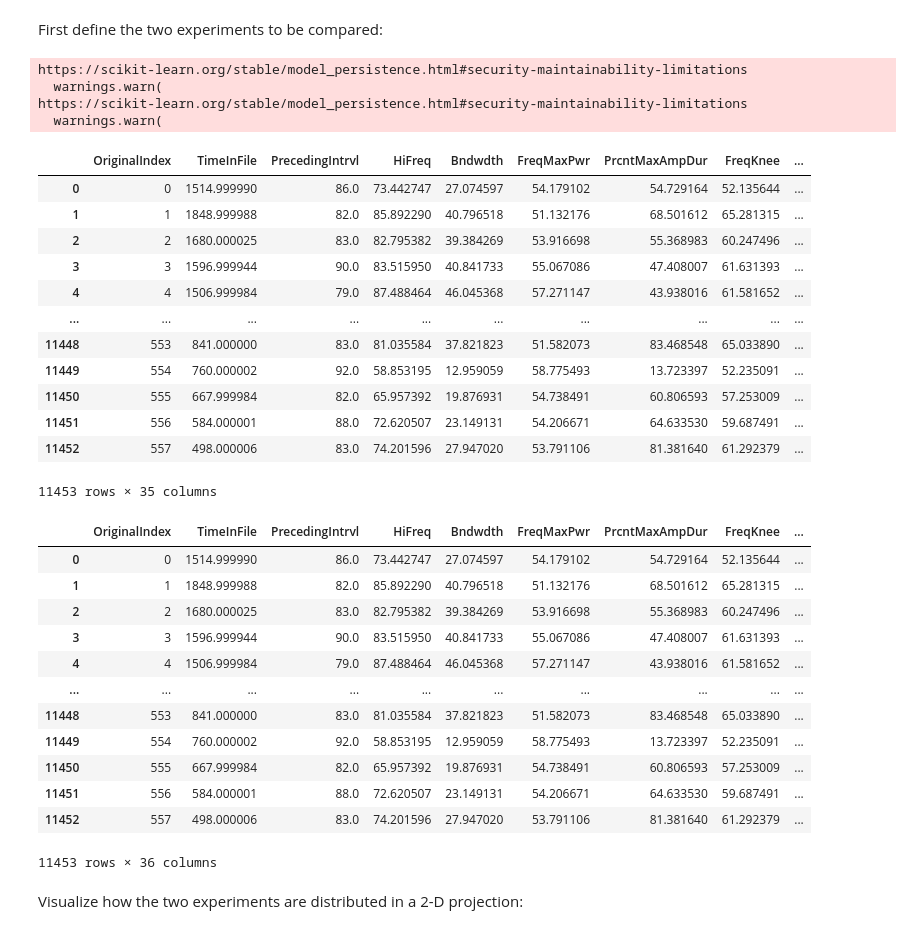
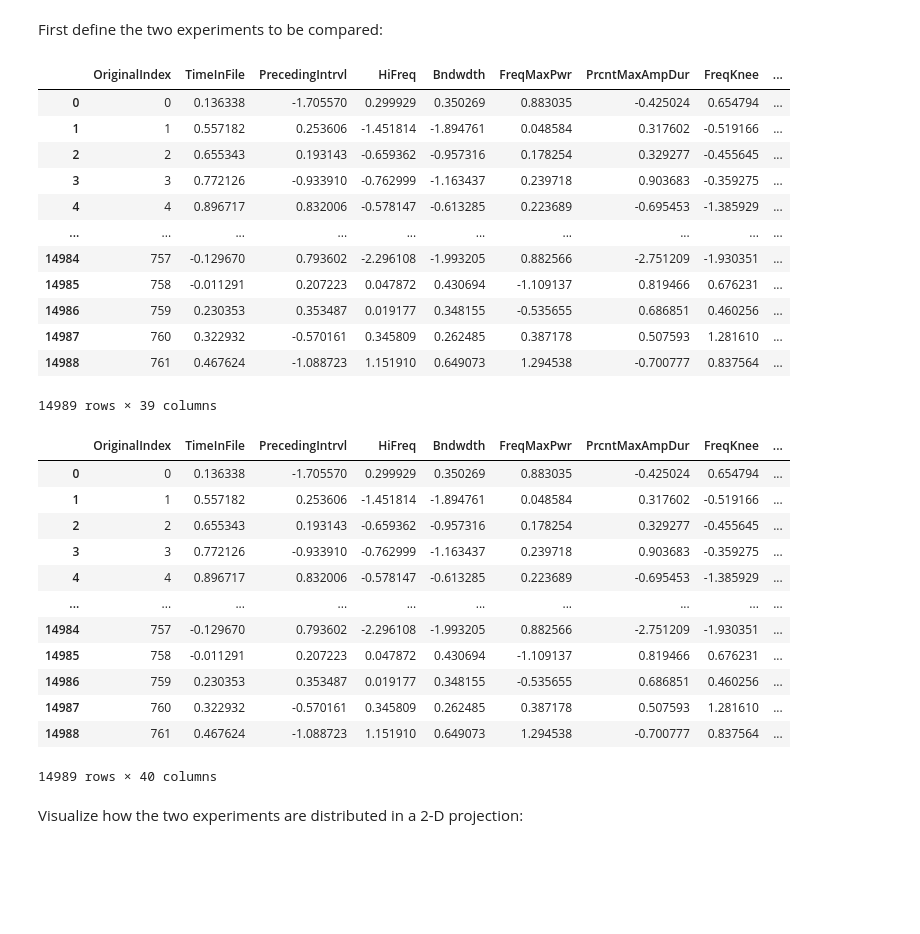
Before and after one commit to paepcke/bats, a Jupyter notebook: src/andrew/compare_results.ipynb, the cells around one changed output. Drawn from its saved outputs; the diff is of its cells as text; code cells hidden in the pictures; blank space fills up the shorter version.

```diff
--- a/src/andrew/compare_results.ipynb
+++ b/src/andrew/compare_results.ipynb
@@ -13,40 +28,35 @@ results_2 = "./analysis_results/2022_lake_2secs_myca_quantile_1_28"
 # %%
 chirp_attributes_1 = pd.read_csv(f"{results_1}/test_set_chirp_attributes.csv")
+chirp_attributes_1 = pd.read_csv(f"{results_1}/all_chirp_measures_scaled.csv")
 idiom_boundaries_1 = pd.read_csv(f"{results_1}/idiom_boundaries.csv", header=None)
 confidence_measures_1 = pd.read_csv(f"{results_1}/chirp_prediction_confidence_measures.csv")
-scaler_1 = joblib.load(open(f'{results_1}/split_scaler.pkl', 'rb'))
 
 chirp_attributes_2 = pd.read_csv(f"{results_2}/test_set_chirp_attributes.csv")
+chirp_attributes_2 = pd.read_csv(f"{results_2}/all_chirp_measures_scaled.csv")
 idiom_boundaries_2 = pd.read_csv(f"{results_2}/idiom_boundaries.csv", header=None)
 confidence_measures_2 = pd.read_csv(f"{results_2}/chirp_prediction_confidence_measures.csv")
-scaler_2 = joblib.load(open(f'{results_1}/split_scaler.pkl', 'rb'))
-# %% [output]
-https://scikit-learn.org/stable/model_persistence.html#security-maintainability-limitations
-  warnings.warn(
-https://scikit-learn.org/stable/model_persistence.html#security-maintainability-limitations
-  warnings.warn(
 # %%
-combined_chirp_attributes = pd.concat([chirp_attributes_1, chirp_attributes_2], ignore_index=True)
-combined_chirp_attributes.rename({"Unnamed: 0": "OriginalIndex"}, axis=1, inplace=True)
-idiom_boundaries_attributes = pd.concat([idiom_boundaries_1, idiom_boundaries_2], ignore_index=True)
-idiom_boundaries_attributes.rename({"Unnamed: 0": "OriginalIndex"}, axis=1, inplace=True)
-confidence_measures_attributes = pd.concat([confidence_measures_1, confidence_measures_2], ignore_index=True)
-confidence_measures_attributes.rename({"Unnamed: 0": "OriginalIndex"}, axis=1, inplace=True)
+combined_chirp_attributes = pd.concat([chirp_attributes_1, chirp_attributes_2], ignore_index=False).reset_index()
+combined_chirp_attributes.rename({"index": "OriginalIndex"}, axis=1, inplace=True)
+idiom_boundaries_attributes = pd.concat([idiom_boundaries_1, idiom_boundaries_2], ignore_index=False).reset_index()
+idiom_boundaries_attributes.rename({"index": "OriginalIndex"}, axis=1, inplace=True)
+confidence_measures_attributes = pd.concat([confidence_measures_1, confidence_measures_2], ignore_index=False).reset_index()
+confidence_measures_attributes.rename({"index": "OriginalIndex"}, axis=1, inplace=True)
 combined_chirp_attributes
 # %% [output]
 |  | OriginalIndex | TimeInFile | PrecedingIntrvl | HiFreq | Bndwdth | FreqMaxPwr | PrcntMaxAmpDur | FreqKnee | ... |
-| 0 | 0 | 1514.999990 | 86.0 | 73.442747 | 27.074597 | 54.179102 | 54.729164 | 52.135644 | ... |
-| 1 | 1 | 1848.999988 | 82.0 | 85.892290 | 40.796518 | 51.132176 | 68.501612 | 65.281315 | ... |
-| 2 | 2 | 1680.000025 | 83.0 | 82.795382 | 39.384269 | 53.916698 | 55.368983 | 60.247496 | ... |
-| 3 | 3 | 1596.999944 | 90.0 | 83.515950 | 40.841733 | 55.067086 | 47.408007 | 61.631393 | ... |
-| 4 | 4 | 1506.999984 | 79.0 | 87.488464 | 46.045368 | 57.271147 | 43.938016 | 61.581652 | ... |
+| 0 | 0 | 0.136338 | -1.705570 | 0.299929 | 0.350269 | 0.883035 | -0.425024 | 0.654794 | ... |
+| 1 | 1 | 0.557182 | 0.253606 | -1.451814 | -1.894761 | 0.048584 | 0.317602 | -0.519166 | ... |
+| 2 | 2 | 0.655343 | 0.193143 | -0.659362 | -0.957316 | 0.178254 | 0.329277 | -0.455645 | ... |
+| 3 | 3 | 0.772126 | -0.933910 | -0.762999 | -1.163437 | 0.239718 | 0.903683 | -0.359275 | ... |
+| 4 | 4 | 0.896717 | 0.832006 | -0.578147 | -0.613285 | 0.223689 | -0.695453 | -1.385929 | ... |
 | ... | ... | ... | ... | ... | ... | ... | ... | ... | ... |
-| 11448 | 553 | 841.000000 | 83.0 | 81.035584 | 37.821823 | 51.582073 | 83.468548 | 65.033890 | ... |
-| 11449 | 554 | 760.000002 | 92.0 | 58.853195 | 12.959059 | 58.775493 | 13.723397 | 52.235091 | ... |
-| 11450 | 555 | 667.999984 | 82.0 | 65.957392 | 19.876931 | 54.738491 | 60.806593 | 57.253009 | ... |
-| 11451 | 556 | 584.000001 | 88.0 | 72.620507 | 23.149131 | 54.206671 | 64.633530 | 59.687491 | ... |
-| 11452 | 557 | 498.000006 | 83.0 | 74.201596 | 27.947020 | 53.791106 | 81.381640 | 61.292379 | ... |
+| 14984 | 757 | -0.129670 | 0.793602 | -2.296108 | -1.993205 | 0.882566 | -2.751209 | -1.930351 | ... |
+| 14985 | 758 | -0.011291 | 0.207223 | 0.047872 | 0.430694 | -1.109137 | 0.819466 | 0.676231 | ... |
+| 14986 | 759 | 0.230353 | 0.353487 | 0.019177 | 0.348155 | -0.535655 | 0.686851 | 0.460256 | ... |
+| 14987 | 760 | 0.322932 | -0.570161 | 0.345809 | 0.262485 | 0.387178 | 0.507593 | 1.281610 | ... |
+| 14988 | 761 | 0.467624 | -1.088723 | 1.151910 | 0.649073 | 1.294538 | -0.700777 | 0.837564 | ... |
-11453 rows × 35 columns
+14989 rows × 39 columns
 # %%
 for dataframe, df_1 in [(combined_chirp_attributes, chirp_attributes_1),
                         (idiom_boundaries_attributes, idiom_boundaries_1),
@@ -55,18 +65,18 @@ for dataframe, df_1 in [(combined_chirp_attributes, chirp_attributes_1),
 combined_chirp_attributes
 # %% [output]
 |  | OriginalIndex | TimeInFile | PrecedingIntrvl | HiFreq | Bndwdth | FreqMaxPwr | PrcntMaxAmpDur | FreqKnee | ... |
-| 0 | 0 | 1514.999990 | 86.0 | 73.442747 | 27.074597 | 54.179102 | 54.729164 | 52.135644 | ... |
-| 1 | 1 | 1848.999988 | 82.0 | 85.892290 | 40.796518 | 51.132176 | 68.501612 | 65.281315 | ... |
-| 2 | 2 | 1680.000025 | 83.0 | 82.795382 | 39.384269 | 53.916698 | 55.368983 | 60.247496 | ... |
-| 3 | 3 | 1596.999944 | 90.0 | 83.515950 | 40.841733 | 55.067086 | 47.408007 | 61.631393 | ... |
-| 4 | 4 | 1506.999984 | 79.0 | 87.488464 | 46.045368 | 57.271147 | 43.938016 | 61.581652 | ... |
+| 0 | 0 | 0.136338 | -1.705570 | 0.299929 | 0.350269 | 0.883035 | -0.425024 | 0.654794 | ... |
+| 1 | 1 | 0.557182 | 0.253606 | -1.451814 | -1.894761 | 0.048584 | 0.317602 | -0.519166 | ... |
+| 2 | 2 | 0.655343 | 0.193143 | -0.659362 | -0.957316 | 0.178254 | 0.329277 | -0.455645 | ... |
+| 3 | 3 | 0.772126 | -0.933910 | -0.762999 | -1.163437 | 0.239718 | 0.903683 | -0.359275 | ... |
+| 4 | 4 | 0.896717 | 0.832006 | -0.578147 | -0.613285 | 0.223689 | -0.695453 | -1.385929 | ... |
 | ... | ... | ... | ... | ... | ... | ... | ... | ... | ... |
-| 11448 | 553 | 841.000000 | 83.0 | 81.035584 | 37.821823 | 51.582073 | 83.468548 | 65.033890 | ... |
-| 11449 | 554 | 760.000002 | 92.0 | 58.853195 | 12.959059 | 58.775493 | 13.723397 | 52.235091 | ... |
-| 11450 | 555 | 667.999984 | 82.0 | 65.957392 | 19.876931 | 54.738491 | 60.806593 | 57.253009 | ... |
-| 11451 | 556 | 584.000001 | 88.0 | 72.620507 | 23.149131 | 54.206671 | 64.633530 | 59.687491 | ... |
-| 11452 | 557 | 498.000006 | 83.0 | 74.201596 | 27.947020 | 53.791106 | 81.381640 | 61.292379 | ... |
+| 14984 | 757 | -0.129670 | 0.793602 | -2.296108 | -1.993205 | 0.882566 | -2.751209 | -1.930351 | ... |
+| 14985 | 758 | -0.011291 | 0.207223 | 0.047872 | 0.430694 | -1.109137 | 0.819466 | 0.676231 | ... |
+| 14986 | 759 | 0.230353 | 0.353487 | 0.019177 | 0.348155 | -0.535655 | 0.686851 | 0.460256 | ... |
+| 14987 | 760 | 0.322932 | -0.570161 | 0.345809 | 0.262485 | 0.387178 | 0.507593 | 1.281610 | ... |
+| 14988 | 761 | 0.467624 | -1.088723 | 1.151910 | 0.649073 | 1.294538 | -0.700777 | 0.837564 | ... |
-11453 rows × 36 columns
+14989 rows × 40 columns
 # %% [markdown]
 Visualize how the two experiments are distributed in a 2-D projection:
 # %%
```
Also changed, not shown: parts of 18 cells of this notebook, 2 other files.
